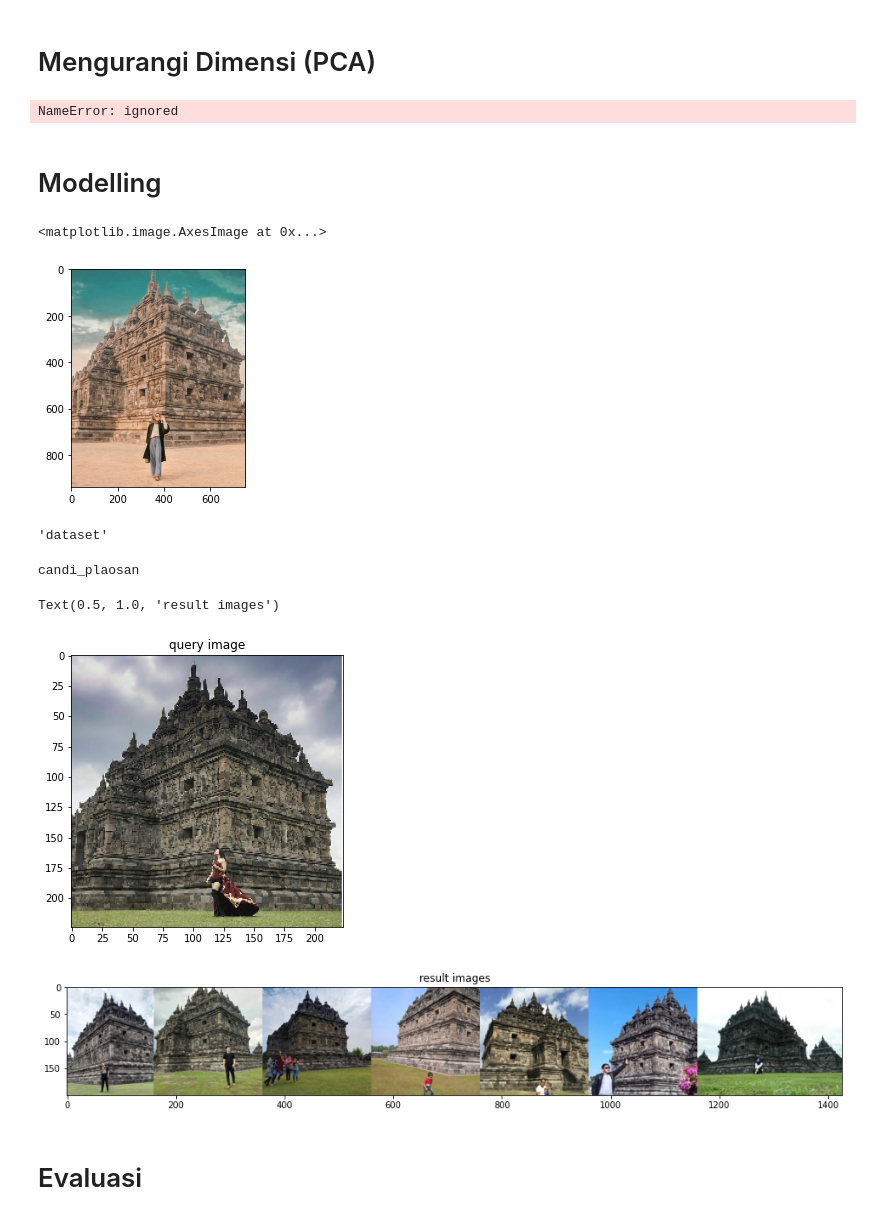
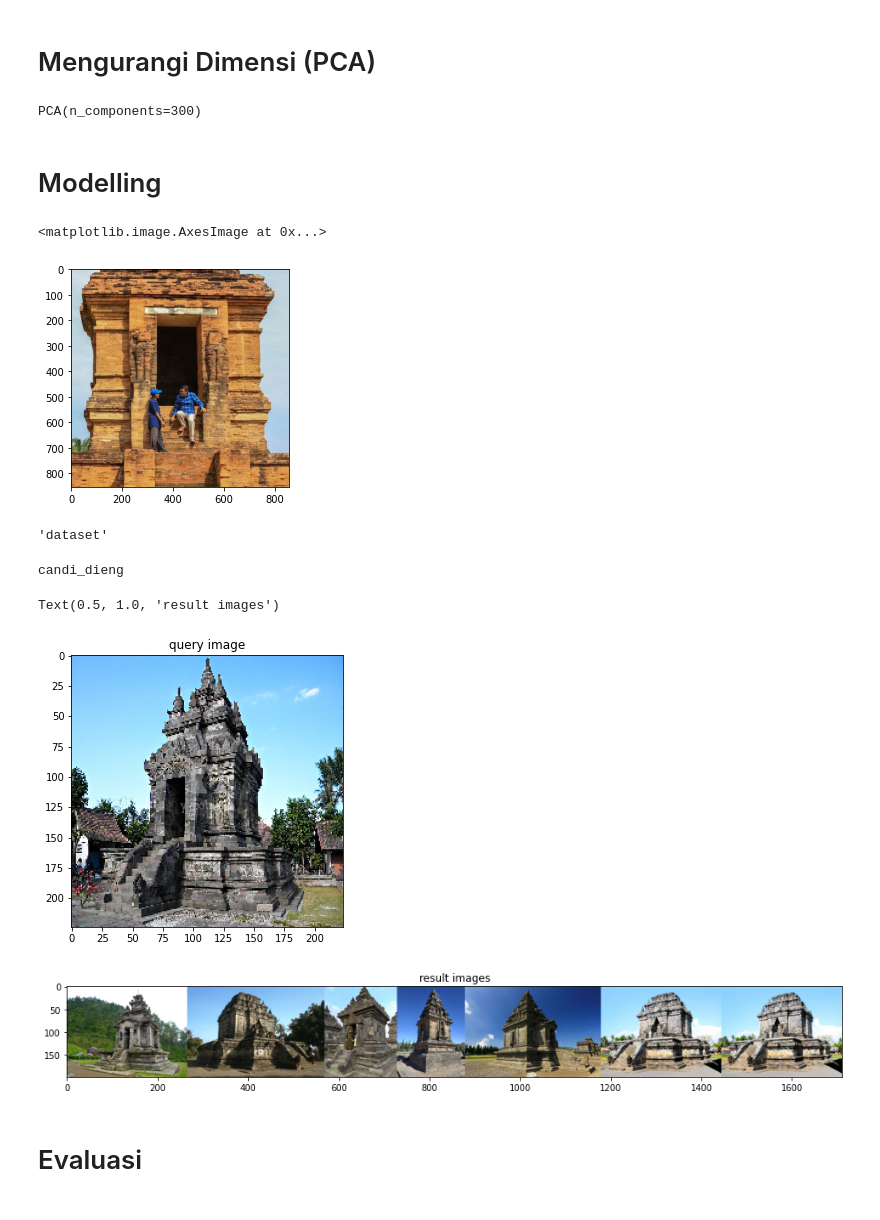
Before and after one commit to isdebesl/projek-kelompok-5-orbit, a Jupyter notebook: Ngorbit.ipynb, the cells around one changed output. Cells and saved outputs as stored; diff of their text form; code cells hidden in the pictures.

```diff
--- a/Ngorbit.ipynb
+++ b/Ngorbit.ipynb
@@ -118,7 +111,7 @@ Trainable params: 139,570,240
 Non-trainable params: 0
 _________________________________________________________________
 # %%
-img, x = load_image("/content/drive/MyDrive/GitHub/projek-kelompok-5-orbit/dataset/candi_jago/48455241-600x450.jpg")
+img, x = load_image("/content/projek-kelompok-5-orbit/dataset/candi_arca_gupolo/36556039260_8ed6b858b1_b-768x512.jpg")
 feat = feat_extractor.predict(x)
 
 plt.figure(figsize=(16,4))
@@ -129,5 +122,5 @@ plt.plot(feat[0])
 # %%
-images_path = '/content/drive/MyDrive/GitHub/projek-kelompok-5-orbit/dataset'
+images_path = '/content/projek-kelompok-5-orbit/dataset'
 image_extensions = ['.jpg', '.png', '.jpeg']   # case-insensitive (upper/lower doesn't matter)
 max_num_images = 10000
 
@@ -175,7 +176,7 @@ features = np.array(features)
 pca = PCA(n_components=300)
 pca.fit(features)
 # %% [output]
-NameError: ignored
+PCA(n_components=300)
 # %%
 pca_features = pca.transform(features)
 # %% [markdown]
@@ -189,9 +190,9 @@ img = image.load_img(images[query_image_idx])
 plt.imshow(img)
 # %% [output]
 <matplotlib.image.AxesImage at 0x...>
-[figure, old version]
+[figure, new version]
 # %%
-path = pathlib.PurePath('/content/drive/MyDrive/GitHub/projek-kelompok-5-orbit/dataset/candi_banyunibo')
+path = pathlib.PurePath('/content/projek-kelompok-5-orbit/dataset/candi_arca_gupolo')
 path.parent.name
 # %% [output]
 'dataset'
@@ -219,32 +220,32 @@ def most_frequent(List):
     return max(set(List), key = List.count)
 # %%
 # load image and extract features
-new_image, x = load_image("/content/drive/MyDrive/GitHub/projek-kelompok-5-orbit/sa.png")
+new_image, x = load_image("/content/projek-kelompok-5-orbit/datasetrain/candi_pawon/16024135760_083c13a25a_b.jpg")
 new_features = feat_extractor.predict(x)
 
 # project it into pca space
 new_pca_features = data[2].transform(new_features)[0]
 
 # calculate its distance to all the other images pca feature vectors
 distances = [ distance.cosine(new_pca_features, feat) for feat in data[1] ]
 idx_closest = sorted(range(len(distances)), key=lambda k: distances[k])[0:7]  # grab first 5
 results_image, labels = get_concatenated_images(idx_closest, 200)
 print(most_frequent(labels))
 
 # display the results
 plt.figure(figsize = (5,5))
 plt.imshow(new_image)
 plt.title("query image")
 
 # display the resulting images
 plt.figure(figsize = (16,12))
 plt.imshow(results_image)
 plt.title("result images")
 # %% [output]
-candi_plaosan
+candi_dieng
 Text(0.5, 1.0, 'result images')
-[figure, old version]
+[figure, new version]
-[figure, old version]
+[figure, new version]
 # %%
 candi = {
     'candi_arca_gupolo': ['Candi Arca Gupolo', 'Sambi Rejo , Prambanan , Sleman , Daerah Istimewa Yogyakarta 55572 Madurejo Daerah Istimewa Yogyakarta', 'Buka 24 Jam', 4.3,'Budaya peninggalan hindu di dukuh gunung sari Desa sambirejo','./img/candi/arcagupolo.jpg'],
```
Also changed, not shown: parts of 16 cells of this notebook.
